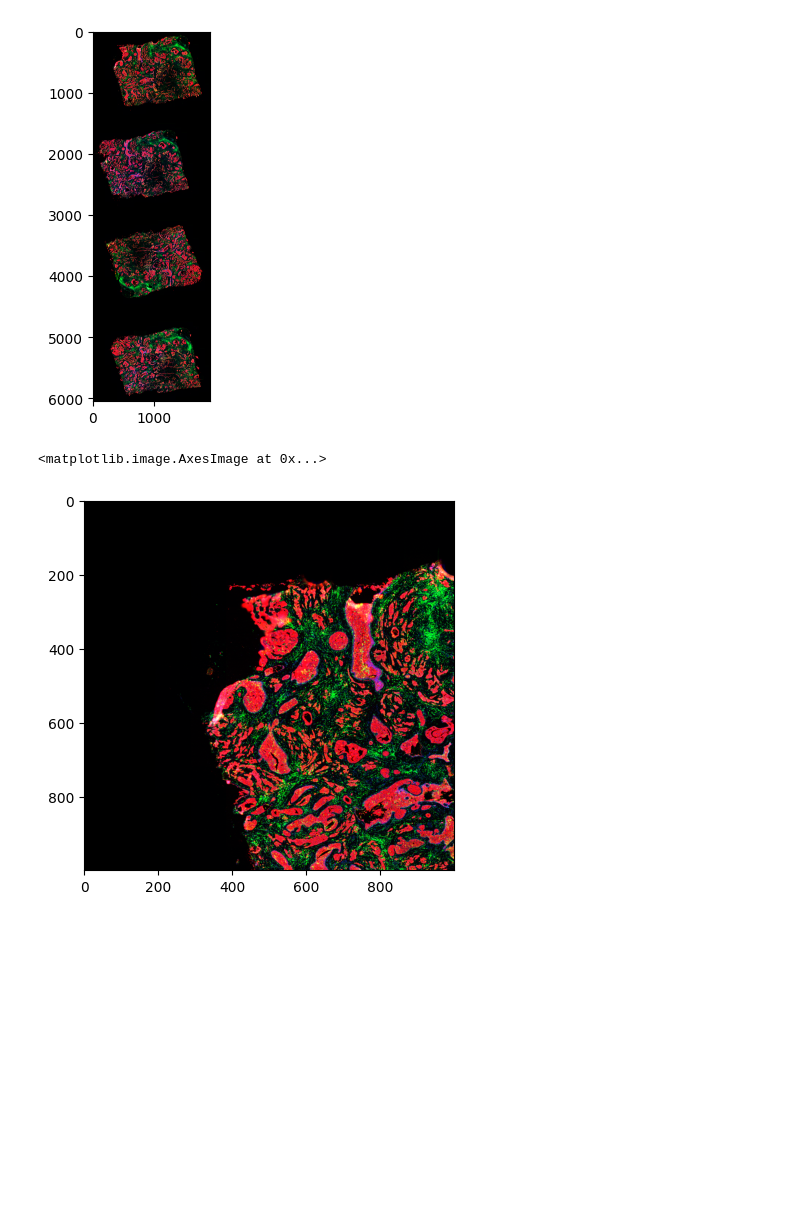
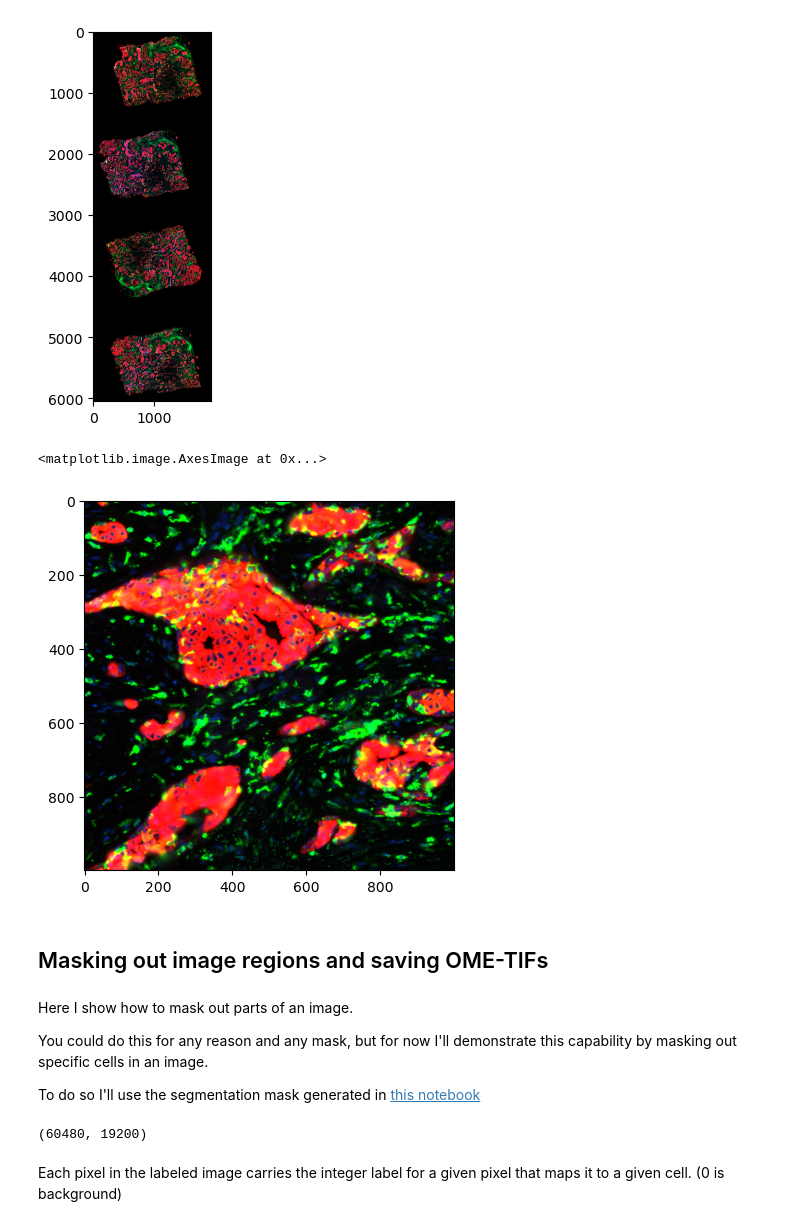
Before and after one commit to ding-lab/ding-lab-spatial, a Jupyter notebook: multiplex_imaging/basic_image_manipulation.ipynb, the cells around one changed output. Drawn from its saved outputs; the diff is of its cells as text; code cells hidden in the pictures; blank space fills up the shorter version.

```diff
--- a/multiplex_imaging/basic_image_manipulation.ipynb
+++ b/multiplex_imaging/basic_image_manipulation.ipynb
@@ -225,9 +223,11 @@ data = np.stack([
     for name in to_view
 ])
 
+# note you can also do something like below to downsample the image so things run faster, but you will have a lower-res image
 # downsampling here by factor of 10 just so the conversion runs faster for the example
 # don't run this line if you want to do a pseudocolor that is the same size of the actual image
-data = data[..., ::10, ::10]
+
+# data = data[..., ::10, ::10]
 
 data.shape # (channels, height, width)
 # %% [output]
@@ -243,7 +243,23 @@ plt.imshow(rgb)
 <matplotlib.image.AxesImage at 0x...>
 [figure]
 # %%
-plt.imshow(rgb[:1000, :1000])
+plt.imshow(rgb[10000:11000, 10000:11000])
 # %% [output]
 <matplotlib.image.AxesImage at 0x...>
-[figure, old version]
+[figure, new version]
+# %% [markdown]
+## Masking out image regions and saving OME-TIFs
+# %% [markdown]
+Here I show how to mask out parts of an image.
+
+You could do this for any reason and any mask, but for now I'll demonstrate this capability by masking out specific cells in an image.
+
+To do so I'll use the segmentation mask generated in [this notebook](https://github.com/estorrs/ding-lab-spatial/blob/main/multiplex_imaging/multiplex_imaging_analysis.ipynb)
+# %%
+seg_path = Path('../data/20240705_Human_BRCA_HT704B1_CODEX_1/20240705_Human_BRCA_HT704B1_CODEX_1_cell_segmentation.tif')
+labeled_img = tifffile.imread(seg_path)
+labeled_img.shape
+# %% [output]
+(60480, 19200)
+# %% [markdown]
+Each pixel in the labeled image carries the integer label for a given pixel that maps it to a given cell. (0 is background)
```
Also changed, not shown: parts of 23 cells of this notebook, 1 other file.
